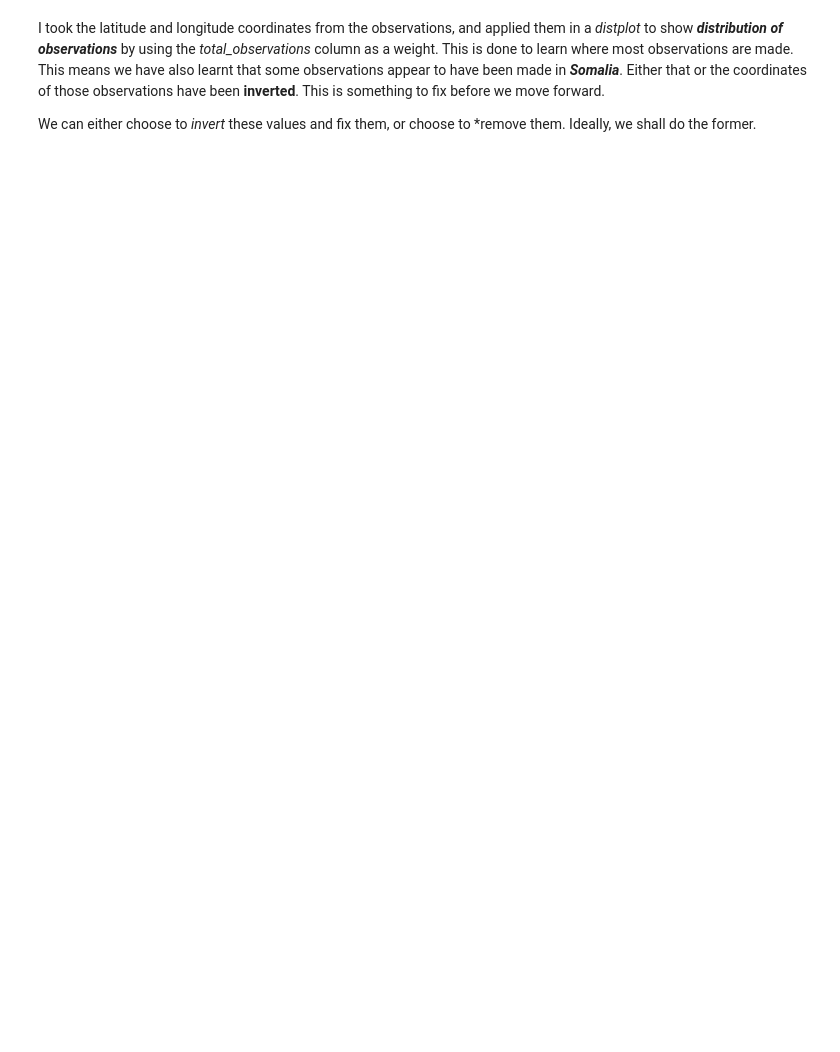
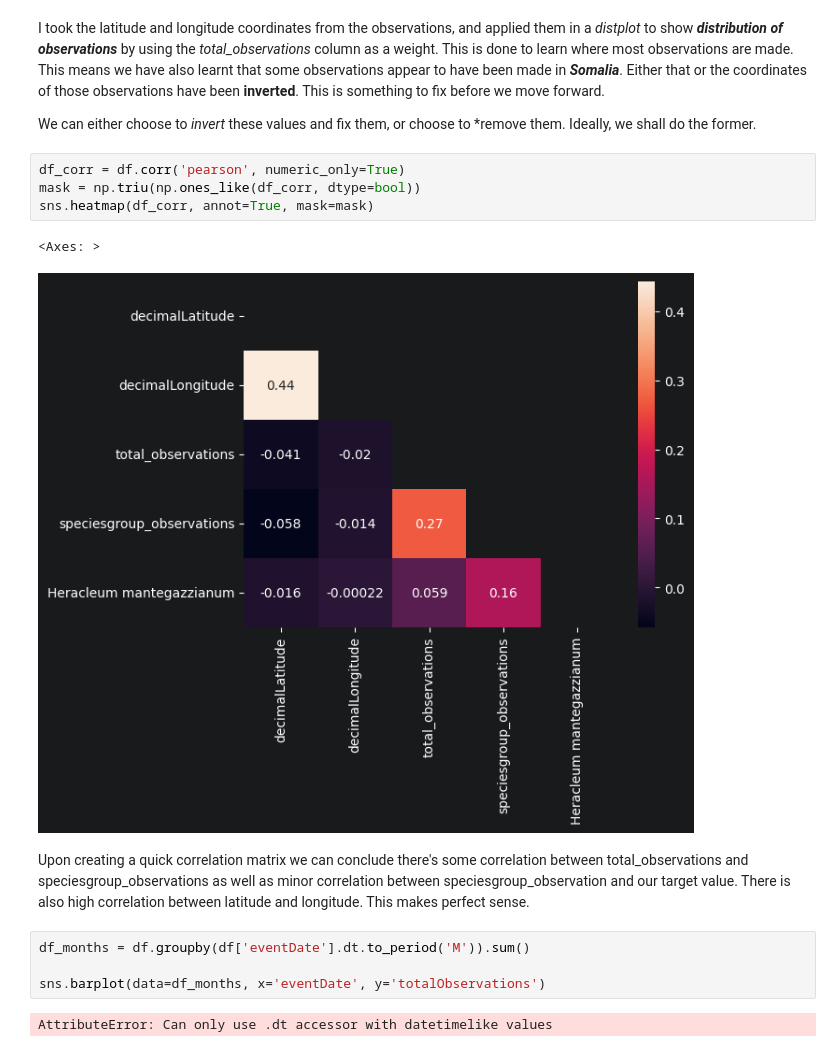
Before and after one commit to mikaelvos/Serj-is-Gone-The-Sequel-to-Serj-is-Still-Missing-The-Sequel-To-Where-is_Serj-The-Sequel-to-Where, a Jupyter notebook: new-notebook.ipynb, the cells around one changed output. Drawn from its saved outputs; the diff is of its cells as text; blank space fills up the shorter version.

Commit message:
Simple correlation matrix of all values

```diff
--- a/new-notebook.ipynb
+++ b/new-notebook.ipynb
@@ -68,3 +125,18 @@ plt.show()
 I took the latitude and longitude coordinates from the observations, and applied them in a *distplot* to show ***distribution of observations*** by using the *total_observations* column as a weight. This is done to learn where most observations are made. This means we have also learnt that some observations appear to have been made in ***Somalia***. Either that or the coordinates of those observations have been **inverted**. This is something to fix before we move forward.
 
 We can either choose to *invert* these values and fix them, or choose to *remove them. Ideally, we shall do the former.
+# %%
+df_corr = df.corr('pearson', numeric_only=True)
+mask = np.triu(np.ones_like(df_corr, dtype=bool))
+sns.heatmap(df_corr, annot=True, mask=mask)
+# %% [output]
+<Axes: >
+[figure, added]
+# %% [markdown]
+Upon creating a quick correlation matrix we can conclude there's some correlation between total_observations and speciesgroup_observations as well as minor correlation between speciesgroup_observation and our target value. There is also high correlation between latitude and longitude. This makes perfect sense.
+# %%
+df_months = df.groupby(df['eventDate'].dt.to_period('M')).sum()
+
+sns.barplot(data=df_months, x='eventDate', y='totalObservations')
+# %% [output]
+AttributeError: Can only use .dt accessor with datetimelike values
```
Also changed, not shown: parts of 5 cells of this notebook.
